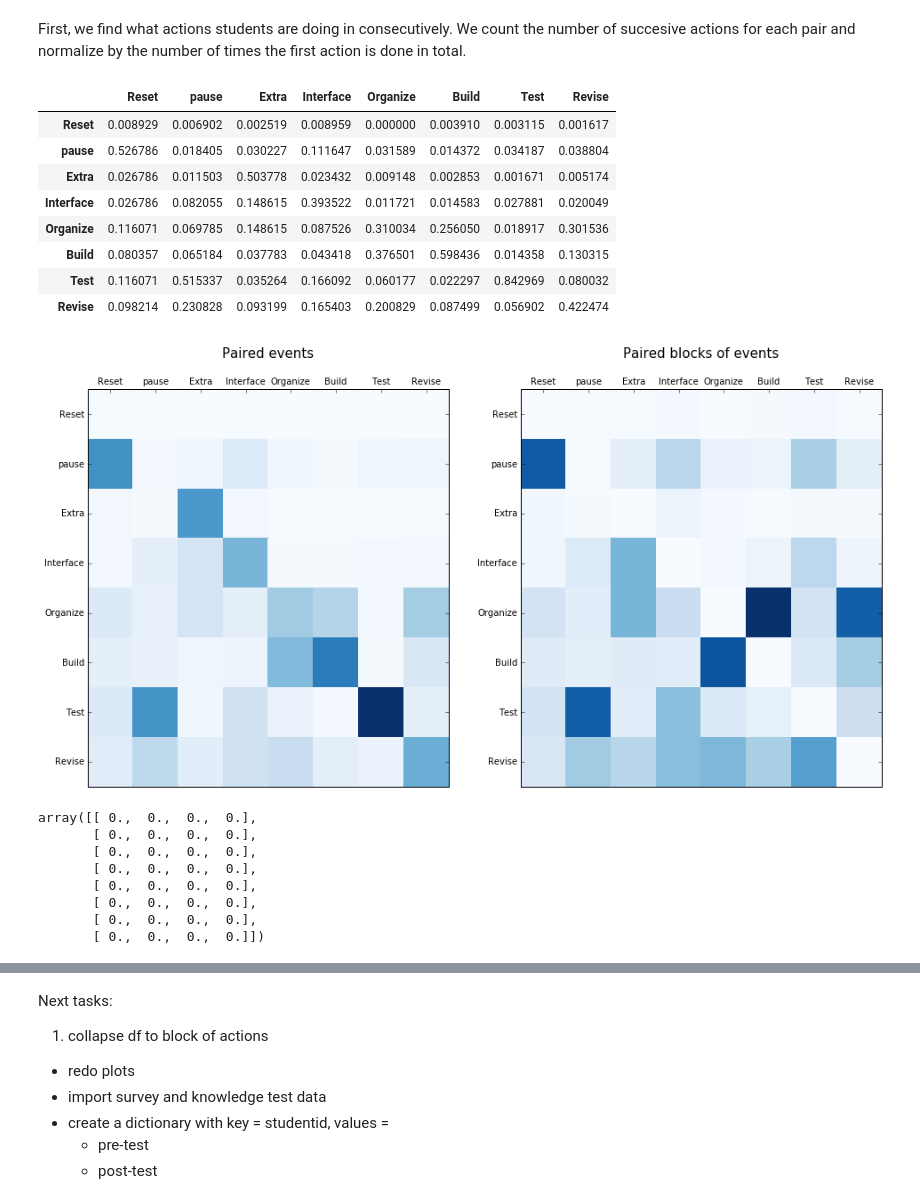
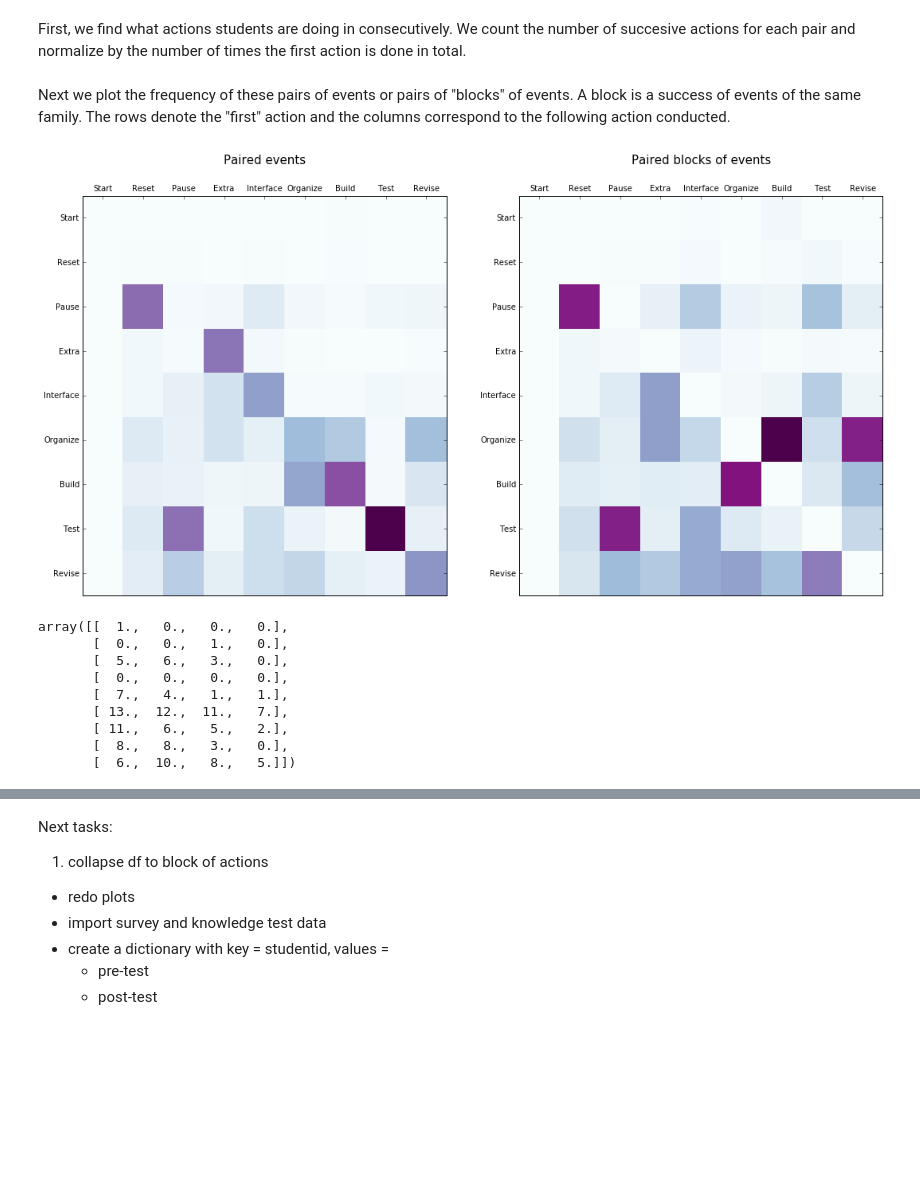
Before and after one commit to sperez8/Phet-log-analyzer, a Jupyter notebook: cck/read_data.ipynb, the cells around one changed output, grey strips where cells are left out. Saved outputs shown, nothing was run; the diff lists cells and outputs as text; code cells hidden in the pictures; blank space fills up the shorter version.

Commit message:
Fixed plots and colormap

```diff
--- a/cck/read_data.ipynb
+++ b/cck/read_data.ipynb
@@ -62,51 +62,50 @@ Interface:       deiconified,help,iconified,exitSim,enableComponent,disableCompo
 Revise:  join,reverse,switch,remove,changeResistance,sliderEndDrag,add,split,changeVoltage,joinX
 # %% [markdown]
 First, we find what actions students are doing in consecutively. We count the number of succesive actions for each pair and normalize by the number of times the first action is done in total.
+# %%
+families = ['Start']
+families.extend(actionTypes.keys())
+#get sequence by student
+sequences = {student:['Start'] for student in set(df2['Student#'])}
+for student, action in zip(df2['Student#'],df2['Family']):
+    sequences[student].append(action)
 # %%
-families = actionTypes.keys()
-data = np.zeros((len(families),len(families)), dtype='float')
-data_blocks = np.zeros((len(families),len(families)), dtype='float')
-sequence = list(df2['Family'])
+data = np.zeros((len(families),len(families)), dtype='f')
+data_blocks = np.zeros((len(families),len(families)), dtype='f')
 def get_i(family): return families.index(family)
-for i,family in enumerate(sequence):
-    if i +1 < len(sequence):
-        data[get_i(family)][get_i(sequence[i+1])] += 1
-        if families.index(family) != families.index(sequence[i+1]):
-            data_blocks[get_i(family)][get_i(sequence[i+1])] += 1
+for sequence in sequences.values():
+    for i,family in enumerate(sequence):
+        if i +1 < len(sequence):
+            data[get_i(family)][get_i(sequence[i+1])] += 1
+            if families.index(family) != families.index(sequence[i+1]):
+                data_blocks[get_i(family)][get_i(sequence[i+1])] += 1
 data = data / sum(data); data_blocks = data_blocks / sum(data_blocks)
 df_actions = pd.DataFrame(data);df_actions.columns = families;df_actions.index = families
 df_actions_blocks = pd.DataFrame(data_blocks);df_actions_blocks.columns = families;df_actions_blocks.index = families
-df_actions
+df_actions = df_actions.fillna(value=0)
+df_actions_blocks = df_actions_blocks.fillna(value=0)
-# %% [output]
-|  | Reset | pause | Extra | Interface | Organize | Build | Test | Revise |
-| Reset | 0.008929 | 0.006902 | 0.002519 | 0.008959 | 0.000000 | 0.003910 | 0.003115 | 0.001617 |
-| pause | 0.526786 | 0.018405 | 0.030227 | 0.111647 | 0.031589 | 0.014372 | 0.034187 | 0.038804 |
-| Extra | 0.026786 | 0.011503 | 0.503778 | 0.023432 | 0.009148 | 0.002853 | 0.001671 | 0.005174 |
-| Interface | 0.026786 | 0.082055 | 0.148615 | 0.393522 | 0.011721 | 0.014583 | 0.027881 | 0.020049 |
-| Organize | 0.116071 | 0.069785 | 0.148615 | 0.087526 | 0.310034 | 0.256050 | 0.018917 | 0.301536 |
-| Build | 0.080357 | 0.065184 | 0.037783 | 0.043418 | 0.376501 | 0.598436 | 0.014358 | 0.130315 |
-| Test | 0.116071 | 0.515337 | 0.035264 | 0.166092 | 0.060177 | 0.022297 | 0.842969 | 0.080032 |
-| Revise | 0.098214 | 0.230828 | 0.093199 | 0.165403 | 0.200829 | 0.087499 | 0.056902 | 0.422474 |
+# %% [markdown]
+Next we plot the frequency of these pairs of events or pairs of "blocks" of events. A block is a success of events of the same family. The rows denote the "first" action and the columns correspond to the following action conducted.
 # %%
-fig, axs = plt.subplots(nrows=1,ncols=2,figsize=(16,8))
+fig, axs = plt.subplots(nrows=1,ncols=2,figsize=(18,9))
 ax = axs[0]
-heatmap = ax.pcolor(df_actions, cmap=plt.cm.Blues)
+heatmap = ax.pcolor(df_actions, cmap=plt.cm.BuPu)
 ax.set_xticks(np.arange(data.shape[1])+0.5, minor=False)
 ax.set_yticks(np.arange(data.shape[0])+0.5, minor=False)
 ax.invert_yaxis()
 ax.xaxis.tick_top()
 ax.set_xticklabels(df_actions.columns, minor=False)
 ax.set_yticklabels(df_actions.index, minor=False)
 plt.text(0.5, 1.08, "Paired events",fontsize=15,horizontalalignment='center',transform = ax.transAxes)
 ax = axs[1]
-heatmap = ax.pcolor(df_actions_blocks, cmap=plt.cm.Blues)
+heatmap = ax.pcolor(df_actions_blocks, cmap=plt.cm.BuPu)
 ax.set_xticks(np.arange(data.shape[1])+0.5, minor=False)
 ax.set_yticks(np.arange(data.shape[0])+0.5, minor=False)
 ax.invert_yaxis()
 ax.xaxis.tick_top()
 ax.set_xticklabels(df_actions_blocks.columns, minor=False)
 ax.set_yticklabels(df_actions_blocks.index, minor=False)
 plt.text(0.5, 1.08, "Paired blocks of events",fontsize=15,horizontalalignment='center',transform = ax.transAxes)
 plt.show()
 # %% [output]
-[figure, old version]
+[figure, new version]
@@ -115,6 +116,7 @@ times =  list(df2[df2['Student#']==10009106]['Time Stamp'])
 timeblocks = [times[x] for x in range(1,len(times)+2,len(times)/4)]
 timeblocks.pop(0)
 data_time = np.zeros((len(families),len(timeblocks)), dtype='float')
+data_time_blocks = np.zeros((len(families),len(timeblocks)), dtype='float')
 def find_index(time):
     i=0
     while time >= timeblocks[i]:
@@ -122,18 +124,19 @@ def find_index(time):
         if i+1==len(timeblocks): break
     return i
 
-for time,family in zip(times,sequence):
+for i,(time,family) in enumerate(zip(times,sequence)):
+    data_time[families.index(family)][find_index(time)] += 1
     if i +1 < len(sequence):
-        if families.index(family) != families.index(sequence[i+1]):
-            data_time[families.index(family)][find_index(time)] += 1
-
-data_time
+        if family != sequence[i+1]:
+            data_time_blocks[families.index(family)][find_index(time)] += 1
+data_time_blocks
 # %% [output]
-array([[ 0.,  0.,  0.,  0.],
-       [ 0.,  0.,  0.,  0.],
-       [ 0.,  0.,  0.,  0.],
-       [ 0.,  0.,  0.,  0.],
-       [ 0.,  0.,  0.,  0.],
-       [ 0.,  0.,  0.,  0.],
-       [ 0.,  0.,  0.,  0.],
-       [ 0.,  0.,  0.,  0.]])
+array([[  1.,   0.,   0.,   0.],
+       [  0.,   0.,   1.,   0.],
+       [  5.,   6.,   3.,   0.],
+       [  0.,   0.,   0.,   0.],
+       [  7.,   4.,   1.,   1.],
+       [ 13.,  12.,  11.,   7.],
+       [ 11.,   6.,   5.,   2.],
+       [  8.,   8.,   3.,   0.],
+       [  6.,  10.,   8.,   5.]])
```
Also changed, not shown: parts of 4 cells of this notebook.
